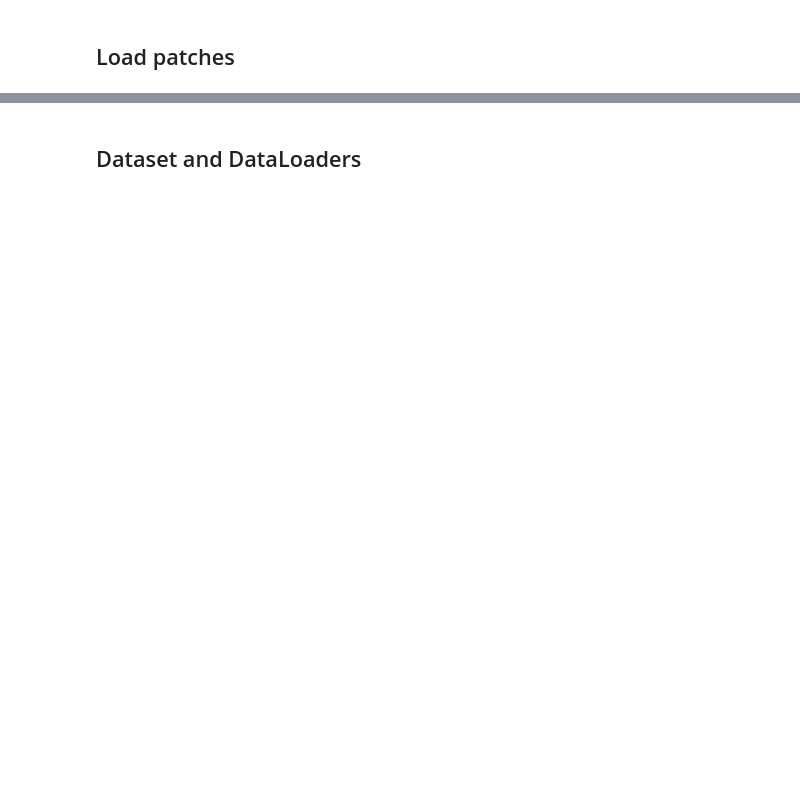
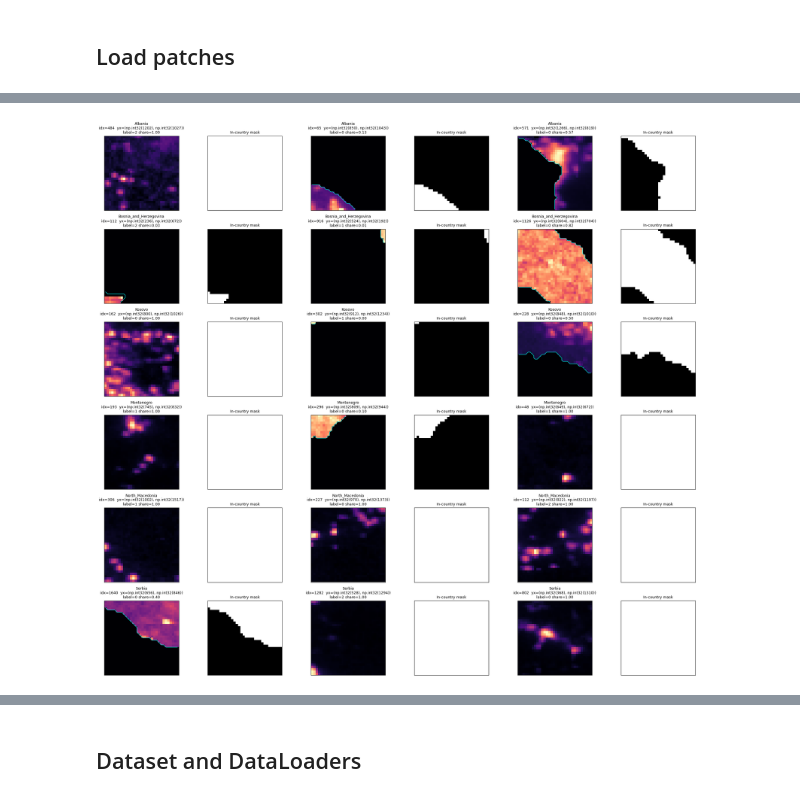
Before and after one commit to oltarecica/dl-xk, a Jupyter notebook: model_v2.ipynb, the cells around one changed output, grey strips where cells are left out. Cells and saved outputs as stored; diff of their text form; code cells hidden in the pictures; blank space fills up the shorter version.

```diff
--- a/model_v2.ipynb
+++ b/model_v2.ipynb
@@ -88,0 +382,66 @@ for country in COUNTRIES:
+# %%
+# Quick visual check of cached country-masked patches
+# Shows a few random patches per country plus the in-country valid mask.
+# Assumes the cache-build cell has already run.
+
+import numpy as np
+import matplotlib.pyplot as plt
+
+DISPLAY_CHANNELS = {
+    "VIIRS 2013": 0,
+    "Built-up": 1,
+    "Population": 2,
+    "SMOD": 6,
+}
+
+rng = np.random.default_rng(42)
+n_show = 3
+
+fig, axes = plt.subplots(
+    len(COUNTRIES),
+    n_show * 2,
+    figsize=(3.6 * n_show * 2, 3.2 * len(COUNTRIES)),
+)
+
+if len(COUNTRIES) == 1:
+    axes = np.array([axes])
+
+for row, country in enumerate(COUNTRIES):
+    patches = all_patches[country]
+    masks = all_valid_masks[country]
+    coords = all_patch_coords[country]
+    shares = all_in_country_share[country]
+    labels = all_labels[country]
+
+    idxs = rng.choice(len(patches), size=min(n_show, len(patches)), replace=False)
+
+    for j, idx in enumerate(idxs):
+        patch = patches[idx]
+        mask = masks[idx]
+        coord = coords[idx]
+        share = shares[idx]
+        label = labels[idx]
+
+        # left: VIIRS 2013 patch
+        ax = axes[row, 2 * j]
+        vi = patch[DISPLAY_CHANNELS["VIIRS 2013"]]
+        im = ax.imshow(vi, cmap="magma")
+        ax.contour(mask.astype(float), levels=[0.5], colors="cyan", linewidths=1)
+        ax.set_title(
+            f"{country}\nidx={idx}  yx={tuple(coord)}\nlabel={label} share={share:.2f}",
+            fontsize=9
+        )
+        ax.set_xticks([])
+        ax.set_yticks([])
+
+        # right: valid in-country mask
+        axm = axes[row, 2 * j + 1]
+        axm.imshow(mask, cmap="gray", vmin=0, vmax=1)
+        axm.set_title("In-country mask", fontsize=9)
+        axm.set_xticks([])
+        axm.set_yticks([])
+
+plt.tight_layout()
+plt.show()
+# %% [output]
+[figure, added]
```
Also changed, not shown: parts of 18 cells of this notebook, 1 other file.
